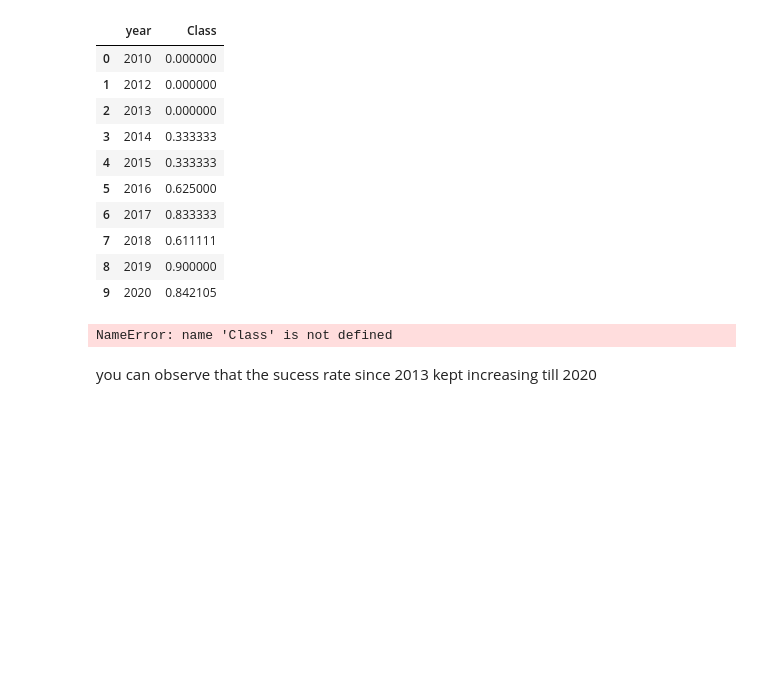
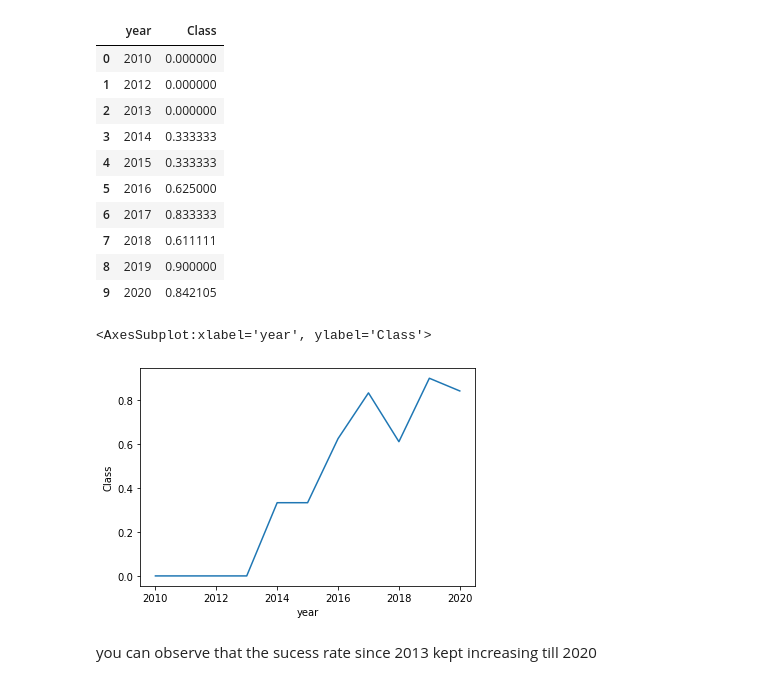
Before and after one commit to sjbsome/data_science_repo, a Jupyter notebook: jupyter-labs-eda-dataviz.ipynb, the cells around one changed output. Drawn from its saved outputs; the diff is of its cells as text; code cells hidden in the pictures; blank space fills up the shorter version.

```diff
--- a/jupyter-labs-eda-dataviz.ipynb
+++ b/jupyter-labs-eda-dataviz.ipynb
@@ -178,17 +178,26 @@ You can plot a line chart with x axis to be <code>Year</code> and y axis to be a
 The function will help you get the year from the date:
 # %%
 # A function to Extract years from the date
-# Nah, found an easier way to extract years
 
-# Extract year from Date
-df['year'] = pd.DatetimeIndex(df['Date']).year
+year=[]
 
-# Select attributes
-success_year = df[['year','Class']]
+def Extract_year(date):
+    for i in df["Date"]:
+        year.append(i.split("-")[0])
+    return year
 
-# Group by and calculate the mean
-mean_success = success_year.groupby('year',as_index=False)['Class'].mean()
-mean_success.head(10)
+Extract_year(df)
+
+# Improvised
+
+mean = df
+
+mean['year'] = pd.DatetimeIndex(df['Date']).year
+mean = mean.astype({'year': 'str'})
+mean = mean[['year','Class']]
+
+mean_out = df.groupby('year',as_index=False)['Class'].mean()
+mean_out
 # %% [output]
 |  | year | Class |
 | 0 | 2010 | 0.000000 |
@@ -203,9 +212,11 @@ mean_success.head(10)
 | 9 | 2020 | 0.842105 |
 # %%
 # Plot a line chart with x axis to be the extracted year and y axis to be the success rate
-sns.lineplot(y=Class, x=year, hue=year, data=mean_success)
+
+sns.lineplot(data=mean_out, x="year", y="Class")
 # %% [output]
-NameError: name 'Class' is not defined
+<AxesSubplot:xlabel='year', ylabel='Class'>
+[figure, added]
 # %% [markdown]
 you can observe that the sucess rate since 2013 kept increasing till 2020
 # %% [markdown]
```
Also changed, not shown: parts of 5 cells of this notebook.
